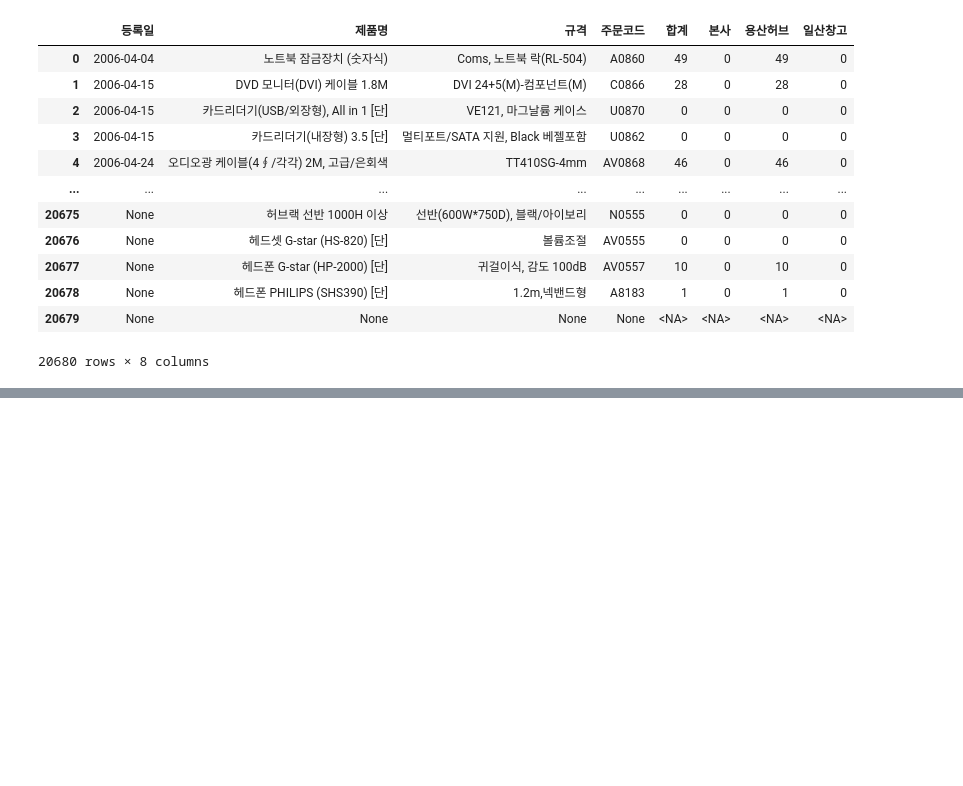
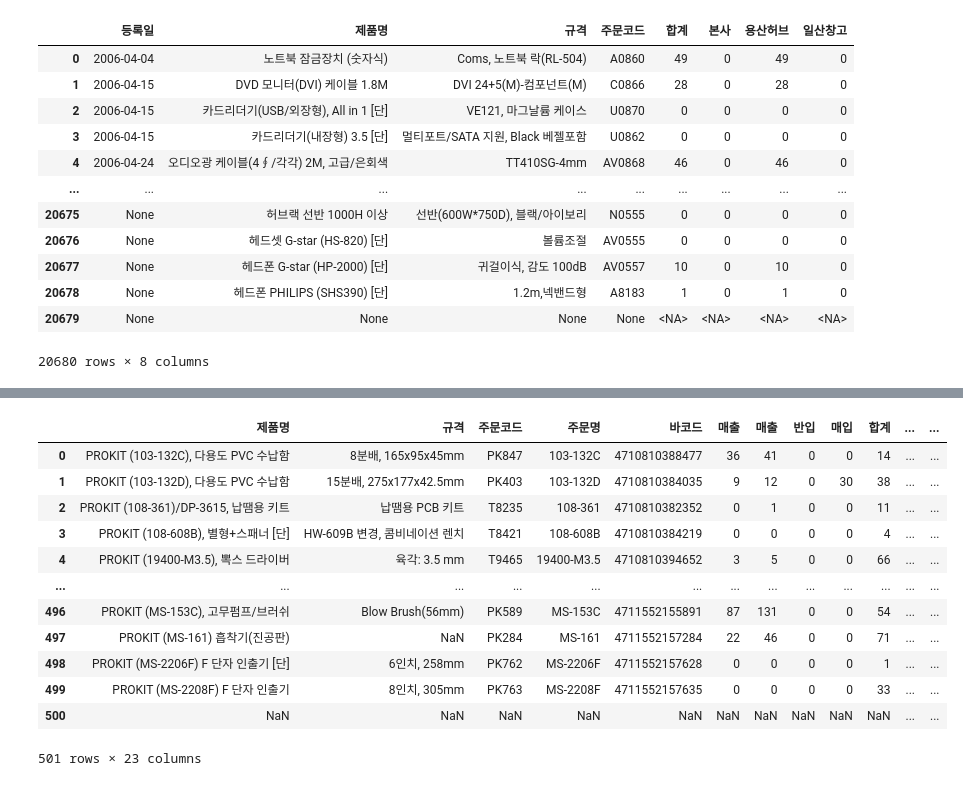
Before and after one commit to gidumg/prokit_management, a Jupyter notebook: prokit management.ipynb, the cells around one changed output, grey strips where cells are left out. Cells and saved outputs as stored; diff of their text form; code cells hidden in the pictures; blank space fills up the shorter version.

```diff
--- a/prokit management.ipynb
+++ b/prokit management.ipynb
@@ -539,0 +763,42 @@ comsmart_db
+# %%
+column_mapping = {
+    0: '제품명',
+    1: '규격',
+    2: '주문코드',
+    3: '주문명',
+    4: '바코드',
+    5: '매출',
+    6: '매출',
+    7: '반입',
+    8: '매입',
+    9: '합계',
+    10: '본사',
+    11: '일산창고',
+    12: '용산허브',
+    13: '부산',
+    14: '대전',
+    15: '대구',
+    16: '생산',
+    17: '강서',
+    18: '울산',
+    19: '구로',
+    20: '본AS',
+    21: '마트매장',
+}
+df = df.rename(columns=column_mapping)
+
+df
+# %% [output]
+|  | 제품명 | 규격 | 주문코드 | 주문명 | 바코드 | 매출 | 매출 | 반입 | 매입 | 합계 | ... | ... |
+| 0 | PROKIT (103-132C), 다용도 PVC 수납함 | 8분배, 165x95x45mm | PK847 | 103-132C | 4710810388477 | 36 | 41 | 0 | 0 | 14 | ... | ... |
+| 1 | PROKIT (103-132D), 다용도 PVC 수납함 | 15분배, 275x177x42.5mm | PK403 | 103-132D | 4710810384035 | 9 | 12 | 0 | 30 | 38 | ... | ... |
+| 2 | PROKIT (108-361)/DP-3615, 납땜용 키트 | 납땜용 PCB 키트 | T8235 | 108-361 | 4710810382352 | 0 | 1 | 0 | 0 | 11 | ... | ... |
+| 3 | PROKIT (108-608B), 별형+스패너 [단] | HW-609B 변경, 콤비네이션 렌치 | T8421 | 108-608B | 4710810384219 | 0 | 0 | 0 | 0 | 4 | ... | ... |
+| 4 | PROKIT (19400-M3.5), 뽁스 드라이버 | 육각: 3.5 mm | T9465 | 19400-M3.5 | 4710810394652 | 3 | 5 | 0 | 0 | 66 | ... | ... |
+| ... | ... | ... | ... | ... | ... | ... | ... | ... | ... | ... | ... | ... |
+| 496 | PROKIT (MS-153C), 고무펌프/브러쉬 | Blow Brush(56mm) | PK589 | MS-153C | 4711552155891 | 87 | 131 | 0 | 0 | 54 | ... | ... |
+| 497 | PROKIT (MS-161) 흡착기(진공판) | NaN | PK284 | MS-161 | 4711552157284 | 22 | 46 | 0 | 0 | 71 | ... | ... |
+| 498 | PROKIT (MS-2206F) F 단자 인출기 [단] | 6인치, 258mm | PK762 | MS-2206F | 4711552157628 | 0 | 0 | 0 | 0 | 1 | ... | ... |
+| 499 | PROKIT (MS-2208F) F 단자 인출기 | 8인치, 305mm | PK763 | MS-2208F | 4711552157635 | 0 | 0 | 0 | 0 | 33 | ... | ... |
+| 500 | NaN | NaN | NaN | NaN | NaN | NaN | NaN | NaN | NaN | NaN | ... | ... |
+501 rows × 23 columns
```
Also changed, not shown: parts of 11 cells of this notebook.
